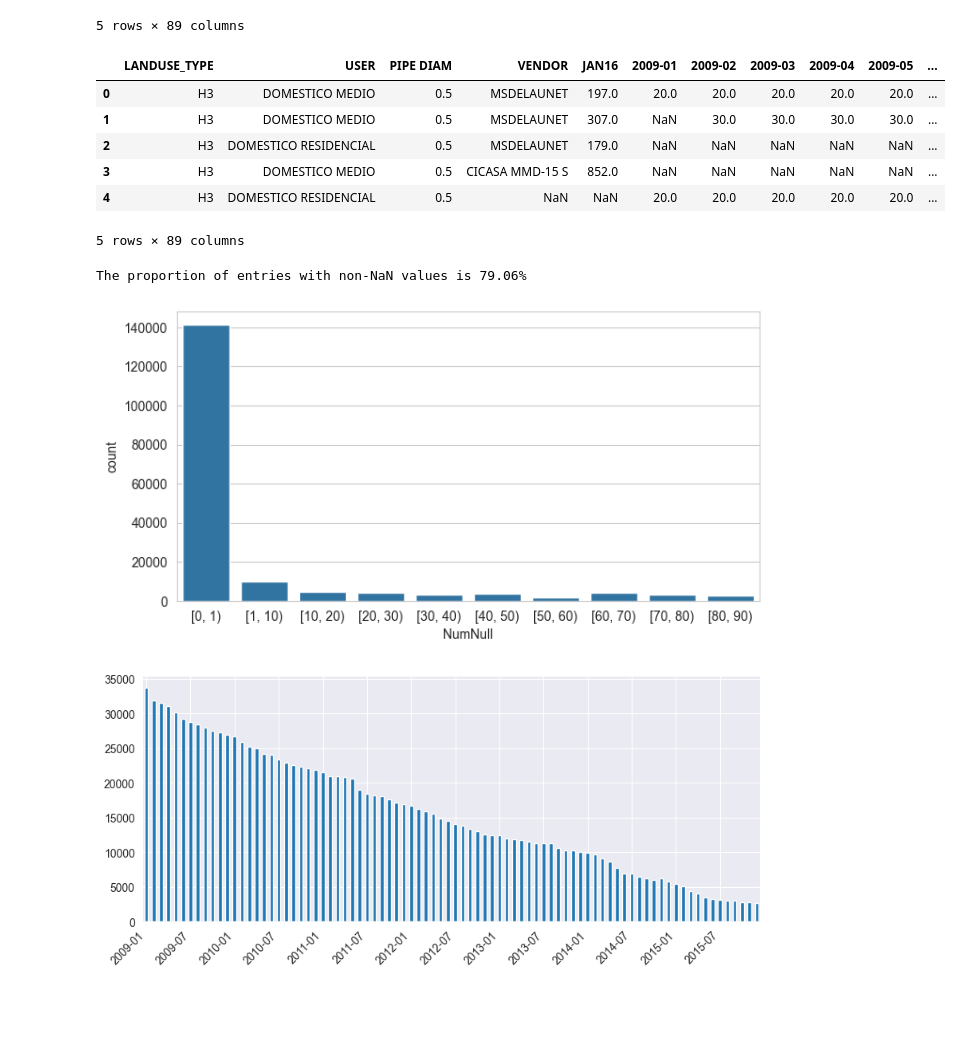
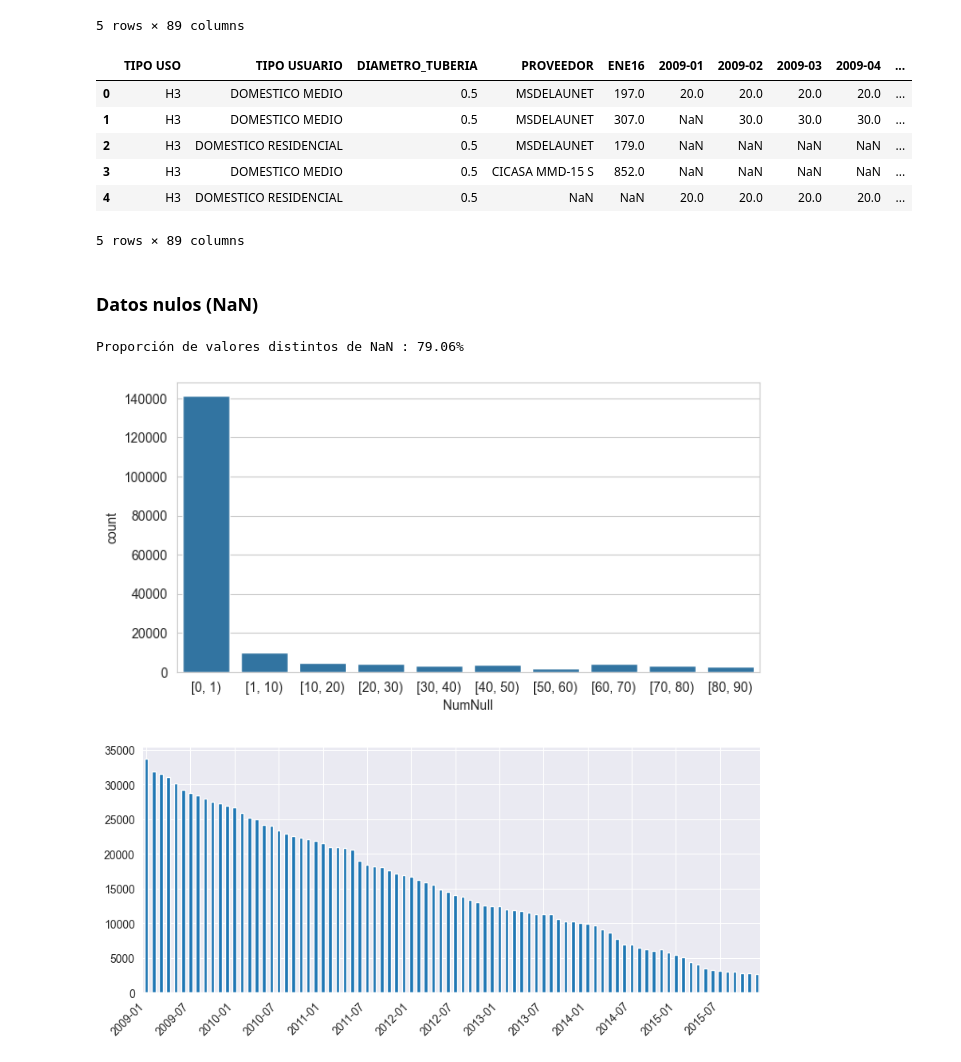
Before and after one commit to AlejandroChicaizaBMV/Proyecto_MN, a Jupyter notebook: proyecto.ipynb, the cells around one changed output. Saved outputs shown, nothing was run; the diff lists cells and outputs as text; code cells hidden in the pictures; blank space fills up the shorter version.

Commit message:
Analisis de los datos imputados

```diff
--- a/proyecto.ipynb
+++ b/proyecto.ipynb
@@ -28,34 +28,48 @@ aguah.head()
 | 4 | H3 | DOMESTICO RESIDENCIAL | 0.5 | NaN | NaN | 20.0 | 20.0 | 20.0 | 20.0 | ... |
 5 rows × 89 columns
 # %%
-lookup = {'ENE':'01','FEB':'02','MAR':'03','ABR':'04','MAY':'05','JUN':'06','JUL':'07','AGO':'08','SEP':'09','OCT':'10','NOV':'11','DIC':'12'}
+lookup = {'ENE':'01',
+          'FEB':'02',
+          'MAR':'03',
+          'ABR':'04',
+          'MAY':'05',
+          'JUN':'06',
+          'JUL':'07',
+          'AGO':'08',
+          'SEP':'09',
+          'OCT':'10',
+          'NOV':'11',
+          'DIC':'12'
+          }
 clist=[]
 for col in aguah.columns[5:]:
     col = col[4:].split('_')
     clist.append('20'+col[1]+'-'+lookup[col[0]])
 
-columns = ['LANDUSE_TYPE','USER','PIPE DIAM','VENDOR','JAN16']+clist
+columns = ['TIPO USO','TIPO USUARIO','DIAMETRO_TUBERIA','PROVEEDOR','ENE16']+clist
 aguah.columns=columns
 aguah.head()
 # %% [output]
-|  | LANDUSE_TYPE | USER | PIPE DIAM | VENDOR | JAN16 | 2009-01 | 2009-02 | 2009-03 | 2009-04 | 2009-05 | ... |
-| 0 | H3 | DOMESTICO MEDIO | 0.5 | MSDELAUNET | 197.0 | 20.0 | 20.0 | 20.0 | 20.0 | 20.0 | ... |
-| 1 | H3 | DOMESTICO MEDIO | 0.5 | MSDELAUNET | 307.0 | NaN | 30.0 | 30.0 | 30.0 | 30.0 | ... |
-| 2 | H3 | DOMESTICO RESIDENCIAL | 0.5 | MSDELAUNET | 179.0 | NaN | NaN | NaN | NaN | NaN | ... |
-| 3 | H3 | DOMESTICO MEDIO | 0.5 | CICASA MMD-15 S | 852.0 | NaN | NaN | NaN | NaN | NaN | ... |
-| 4 | H3 | DOMESTICO RESIDENCIAL | 0.5 | NaN | NaN | 20.0 | 20.0 | 20.0 | 20.0 | 20.0 | ... |
+|  | TIPO USO | TIPO USUARIO | DIAMETRO_TUBERIA | PROVEEDOR | ENE16 | 2009-01 | 2009-02 | 2009-03 | 2009-04 | ... |
+| 0 | H3 | DOMESTICO MEDIO | 0.5 | MSDELAUNET | 197.0 | 20.0 | 20.0 | 20.0 | 20.0 | ... |
+| 1 | H3 | DOMESTICO MEDIO | 0.5 | MSDELAUNET | 307.0 | NaN | 30.0 | 30.0 | 30.0 | ... |
+| 2 | H3 | DOMESTICO RESIDENCIAL | 0.5 | MSDELAUNET | 179.0 | NaN | NaN | NaN | NaN | ... |
+| 3 | H3 | DOMESTICO MEDIO | 0.5 | CICASA MMD-15 S | 852.0 | NaN | NaN | NaN | NaN | ... |
+| 4 | H3 | DOMESTICO RESIDENCIAL | 0.5 | NaN | NaN | 20.0 | 20.0 | 20.0 | 20.0 | ... |
 5 rows × 89 columns
+# %% [markdown]
+### Datos nulos (NaN)
 # %%
 cons = aguah.iloc[0:, 5:]
 cons['NumNull'] = cons.isnull().sum(axis=1)
-print('The proportion of entries with non-NaN values is {:.2f}%'.format(len(cons[cons.NumNull==0])/len(cons)*100))
+print('Proporción de valores distintos de NaN : {:.2f}%'.format(len(cons[cons.NumNull==0])/len(cons)*100))
 bins = [0,1,10,20,30,40,50,60,70,80,90]
 cut = pd.cut(cons.NumNull, bins=bins, include_lowest=True, right=False)
 fig, axis1 = plt.subplots(1,figsize=(8,4))
 sns.countplot(x=cut, data=cut.to_frame(), ax=axis1)
 plt.show()
 # %% [output]
-The proportion of entries with non-NaN values is 79.06%
+Proporción de valores distintos de NaN : 79.06%
 [figure]
 # %%
 NumNullwithTime = cons.drop('NumNull', axis=1).isnull().sum()
```
Also changed, not shown: parts of 29 cells of this notebook, 1 other file.
